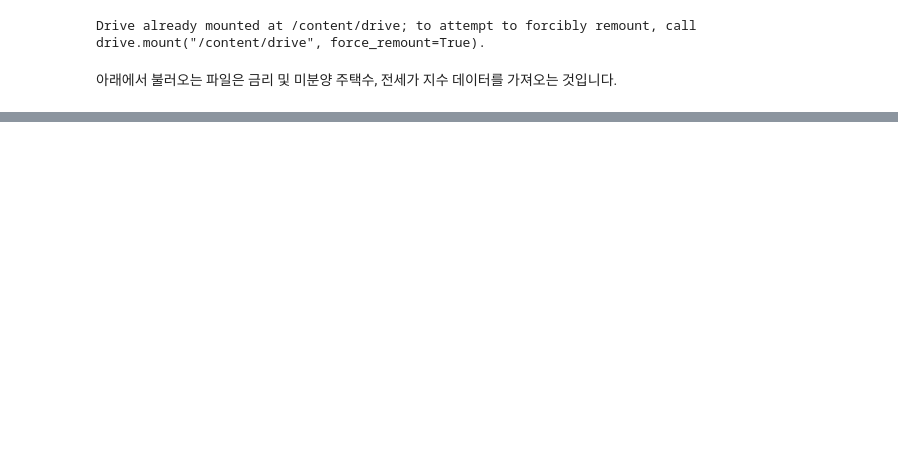
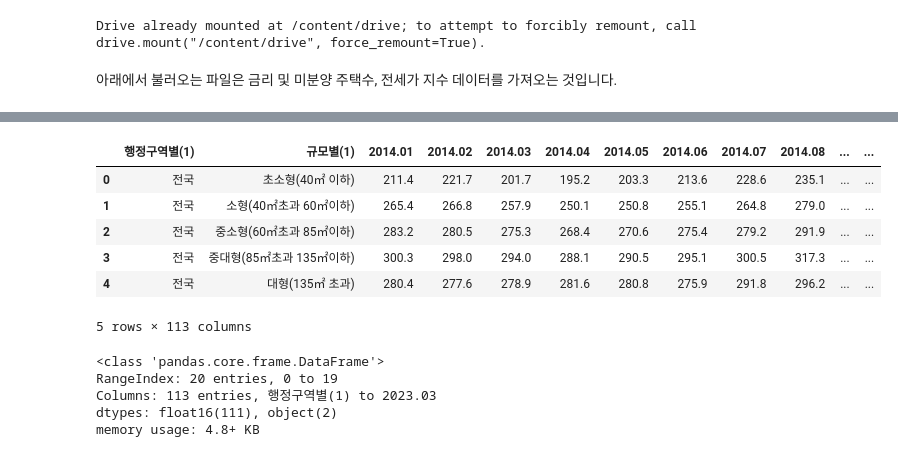
Before and after one commit to dongyoon9802/pythonAnalasys, a Jupyter notebook: pyhtonAnalysis.ipynb, the cells around one changed output, grey strips where cells are left out. Saved outputs shown, nothing was run; the diff lists cells and outputs as text; code cells hidden in the pictures; blank space fills up the shorter version.

```diff
--- a/pyhtonAnalysis.ipynb
+++ b/pyhtonAnalysis.ipynb
@@ -271,0 +75,20 @@ apartAvgPriceSize.head()
+# %%
+aptMidPrice.head()
+# %% [output]
+|  | 행정구역별(1) | 규모별(1) | 2014.01 | 2014.02 | 2014.03 | 2014.04 | 2014.05 | 2014.06 | 2014.07 | 2014.08 | ... | ... |
+| 0 | 전국 | 초소형(40㎡ 이하) | 211.4 | 221.7 | 201.7 | 195.2 | 203.3 | 213.6 | 228.6 | 235.1 | ... | ... |
+| 1 | 전국 | 소형(40㎡초과 60㎡이하) | 265.4 | 266.8 | 257.9 | 250.1 | 250.8 | 255.1 | 264.8 | 279.0 | ... | ... |
+| 2 | 전국 | 중소형(60㎡초과 85㎡이하) | 283.2 | 280.5 | 275.3 | 268.4 | 270.6 | 275.4 | 279.2 | 291.9 | ... | ... |
+| 3 | 전국 | 중대형(85㎡초과 135㎡이하) | 300.3 | 298.0 | 294.0 | 288.1 | 290.5 | 295.1 | 300.5 | 317.3 | ... | ... |
+| 4 | 전국 | 대형(135㎡ 초과) | 280.4 | 277.6 | 278.9 | 281.6 | 280.8 | 275.9 | 291.8 | 296.2 | ... | ... |
+5 rows × 113 columns
+# %%
+chgData = aptMidPrice.select_dtypes(include='float64').columns
+aptMidPrice[chgData] = aptMidPrice[chgData].astype('float16')
+aptMidPrice.info()
+# %% [output]
+<class 'pandas.core.frame.DataFrame'>
+RangeIndex: 20 entries, 0 to 19
+Columns: 113 entries, 행정구역별(1) to 2023.03
+dtypes: float16(111), object(2)
+memory usage: 4.8+ KB
```
Also changed, not shown: parts of 81 cells of this notebook.
